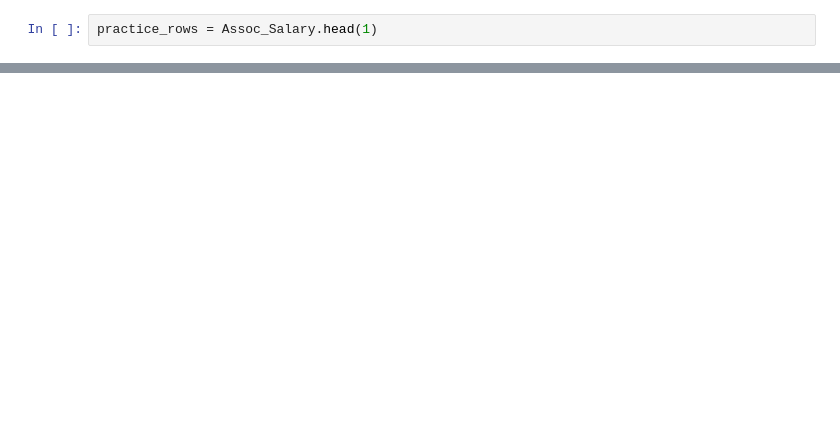
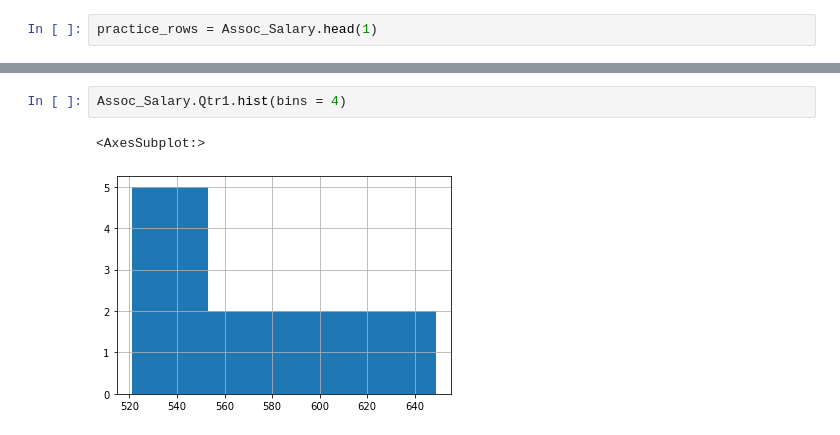
Before and after one commit to SierraAndrews01/Monetary-Value-of-College, a Jupyter notebook: Files/My Intro to Python.ipynb, the cells around one changed output, grey strips where cells are left out. Drawn from its saved outputs; the diff is of its cells as text; blank space fills up the shorter version.

```diff
--- a/Files/My Intro to Python.ipynb
+++ b/Files/My Intro to Python.ipynb
@@ -239,0 +172,5 @@ df['Yearly Salary'] = (('Qtr1' + 'Qtr2' + ' Qtr3' + 'Qtr4') / 4 * 52)
+# %%
+Assoc_Salary.Qtr1.hist(bins = 4)
+# %% [output]
+<AxesSubplot:>
+[figure, added]
```
Also changed, not shown: parts of 23 cells of this notebook, 1 other file.
